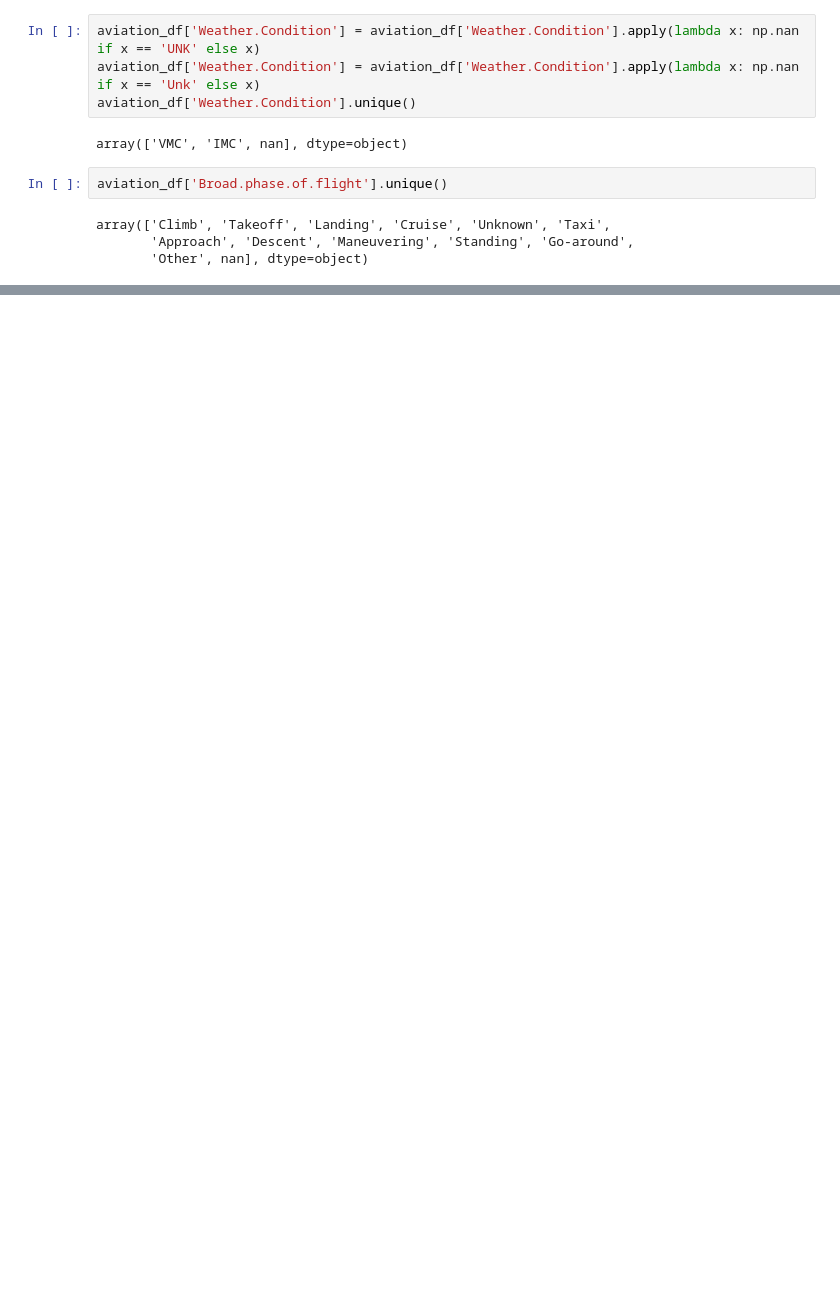
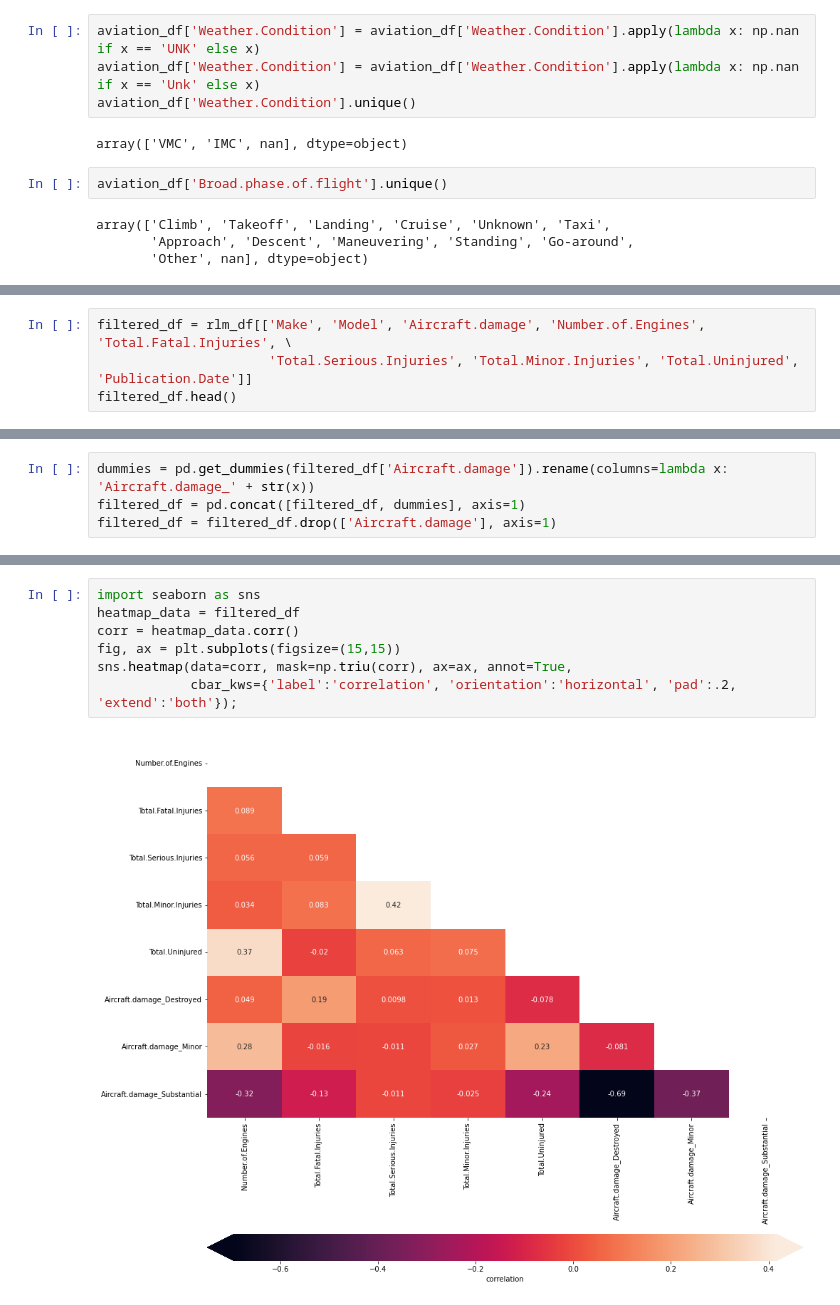
Before and after one commit to joeldmott/aviation-risk-project, a Jupyter notebook: Untitled.ipynb, the cells around one changed output, grey strips where cells are left out. Drawn from its saved outputs; the diff is of its cells as text; blank space fills up the shorter version.

```diff
--- a/Untitled.ipynb
+++ b/Untitled.ipynb
@@ -384,0 +696,4 @@ KeyError: 0
+# %%
+filtered_df = rlm_df[['Make', 'Model', 'Aircraft.damage', 'Number.of.Engines', 'Total.Fatal.Injuries', \
+                      'Total.Serious.Injuries', 'Total.Minor.Injuries', 'Total.Uninjured', 'Publication.Date']]
+filtered_df.head()
@@ -384,0 +714,4 @@ KeyError: 0
+# %%
+dummies = pd.get_dummies(filtered_df['Aircraft.damage']).rename(columns=lambda x: 'Aircraft.damage_' + str(x))
+filtered_df = pd.concat([filtered_df, dummies], axis=1)
+filtered_df = filtered_df.drop(['Aircraft.damage'], axis=1)
@@ -384,0 +734,9 @@ KeyError: 0
+# %%
+import seaborn as sns
+heatmap_data = filtered_df
+corr = heatmap_data.corr()
+fig, ax = plt.subplots(figsize=(15,15))
+sns.heatmap(data=corr, mask=np.triu(corr), ax=ax, annot=True,
+            cbar_kws={'label':'correlation', 'orientation':'horizontal', 'pad':.2, 'extend':'both'});
+# %% [output]
+[figure, added]
```
Also changed, not shown: parts of 196 cells of this notebook, 3 other files.
